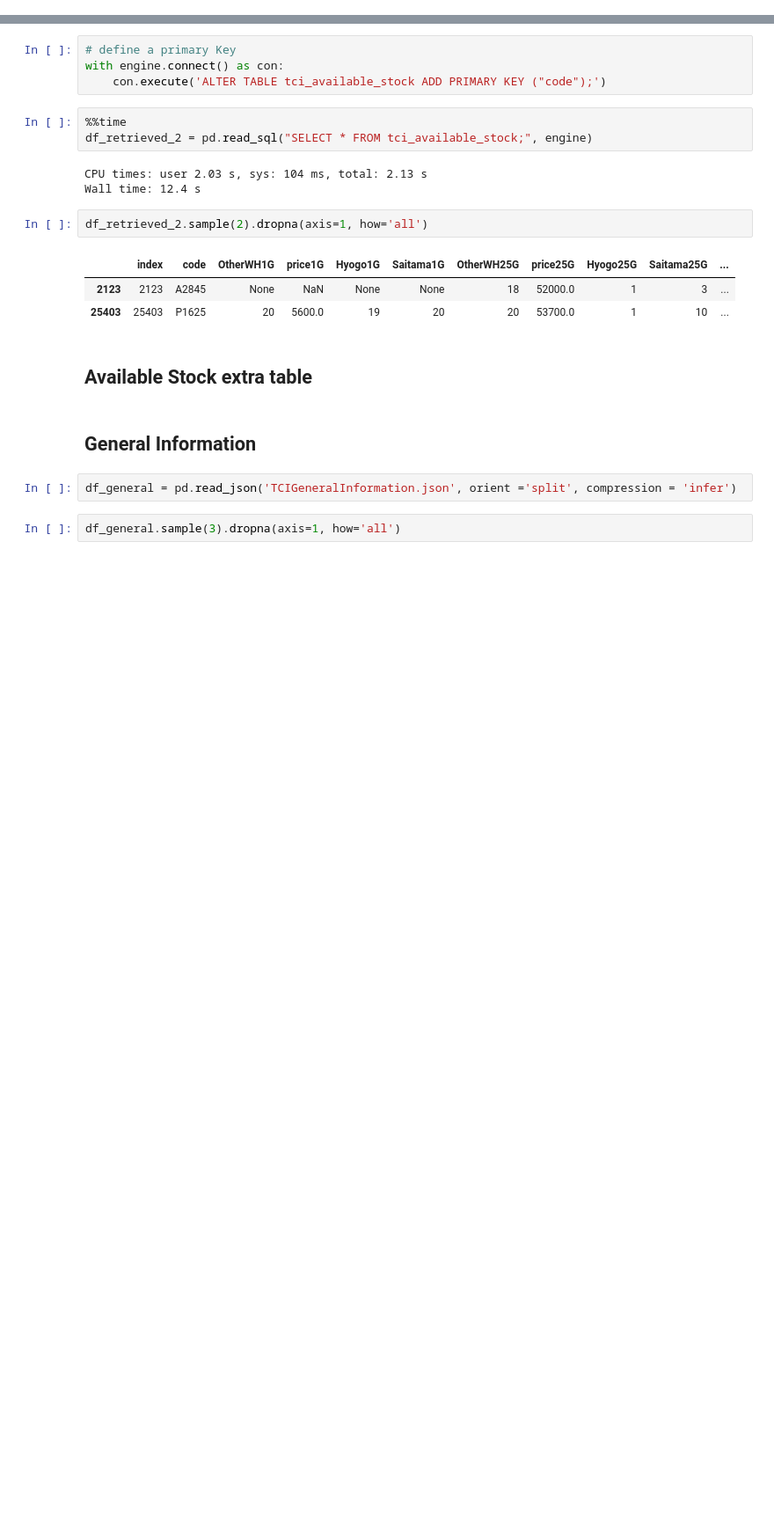
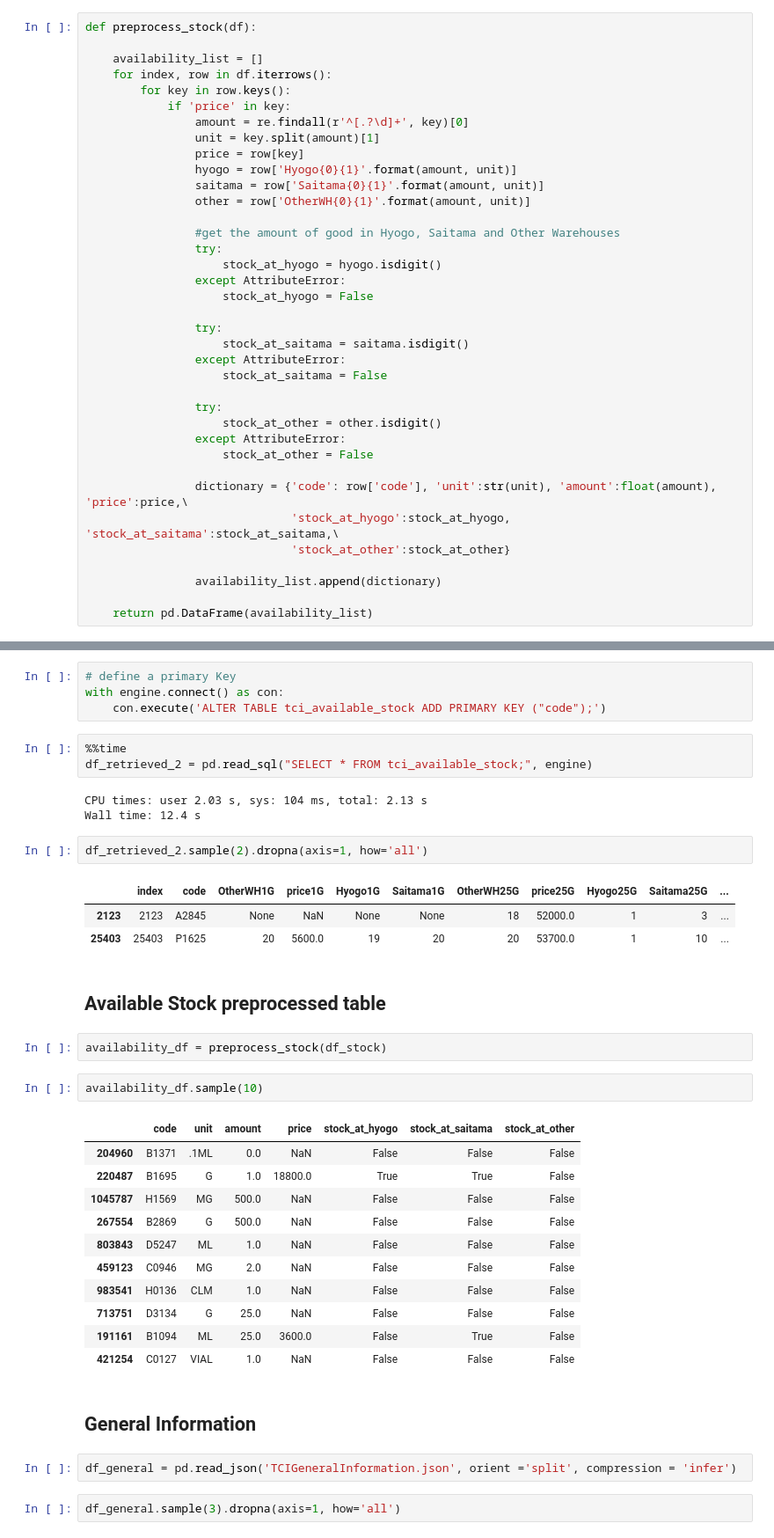
Before and after one commit to stephanyvargas/Learning_DataScience, a Jupyter notebook: Chemical_db/TCI_database_app/TCI_load_tables_AWS.ipynb, the cells around one changed output, grey strips where cells are left out. Shown at 88% size. Drawn from its saved outputs; the diff is of its cells as text; blank space fills up the shorter version.

Commit message:
decimals are not properly separated in the amount

```diff
--- a/Chemical_db/TCI_database_app/TCI_load_tables_AWS.ipynb
+++ b/Chemical_db/TCI_database_app/TCI_load_tables_AWS.ipynb
@@ -68,3 +35,40 @@ def sort_stock
+# %%
+def preprocess_stock(df):
+
+    availability_list = []
+    for index, row in df.iterrows():
+        for key in row.keys():
+            if 'price' in key:
+                amount = re.findall(r'^[.?\d]+', key)[0]
+                unit = key.split(amount)[1]
+                price = row[key]
+                hyogo = row['Hyogo{0}{1}'.format(amount, unit)]
+                saitama = row['Saitama{0}{1}'.format(amount, unit)]
+                other = row['OtherWH{0}{1}'.format(amount, unit)]
+
+                #get the amount of good in Hyogo, Saitama and Other Warehouses
+                try:
+                    stock_at_hyogo = hyogo.isdigit()
+                except AttributeError:
+                    stock_at_hyogo = False
+
+                try:
+                    stock_at_saitama = saitama.isdigit()
+                except AttributeError:
+                    stock_at_saitama = False
+
+                try:
+                    stock_at_other = other.isdigit()
+                except AttributeError:
+                    stock_at_other = False
+
+                dictionary = {'code': row['code'], 'unit':str(unit), 'amount':float(amount), 'price':price,\
+                              'stock_at_hyogo':stock_at_hyogo, 'stock_at_saitama':stock_at_saitama,\
+                              'stock_at_other':stock_at_other}
+
+                availability_list.append(dictionary)
+
+    return pd.DataFrame(availability_list)
 # %% [markdown]
 # Load the data
 # %%
@@ -228,8 +232,24 @@ df_retrieved_2.sample(2).dropna(axis=1, how='all')
 |  | index | code | OtherWH1G | price1G | Hyogo1G | Saitama1G | OtherWH25G | price25G | Hyogo25G | Saitama25G | ... |
 | 2123 | 2123 | A2845 | None | NaN | None | None | 18 | 52000.0 | 1 | 3 | ... |
 | 25403 | 25403 | P1625 | 20 | 5600.0 | 19 | 20 | 20 | 53700.0 | 1 | 10 | ... |
-# %% [markdown]
-## Available Stock extra table
+# %% [markdown]
+## Available Stock preprocessed table
+# %%
+availability_df = preprocess_stock(df_stock)
+# %%
+availability_df.sample(10)
+# %% [output]
+|  | code | unit | amount | price | stock_at_hyogo | stock_at_saitama | stock_at_other |
+| 204960 | B1371 | .1ML | 0.0 | NaN | False | False | False |
+| 220487 | B1695 | G | 1.0 | 18800.0 | True | True | False |
+| 1045787 | H1569 | MG | 500.0 | NaN | False | False | False |
+| 267554 | B2869 | G | 500.0 | NaN | False | False | False |
+| 803843 | D5247 | ML | 1.0 | NaN | False | False | False |
+| 459123 | C0946 | MG | 2.0 | NaN | False | False | False |
+| 983541 | H0136 | CLM | 1.0 | NaN | False | False | False |
+| 713751 | D3134 | G | 25.0 | NaN | False | False | False |
+| 191161 | B1094 | ML | 25.0 | 3600.0 | False | True | False |
+| 421254 | C0127 | VIAL | 1.0 | NaN | False | False | False |
 # %% [markdown]
 ## General Information
 # %%
```
Also changed, not shown: parts of 3 cells of this notebook.
